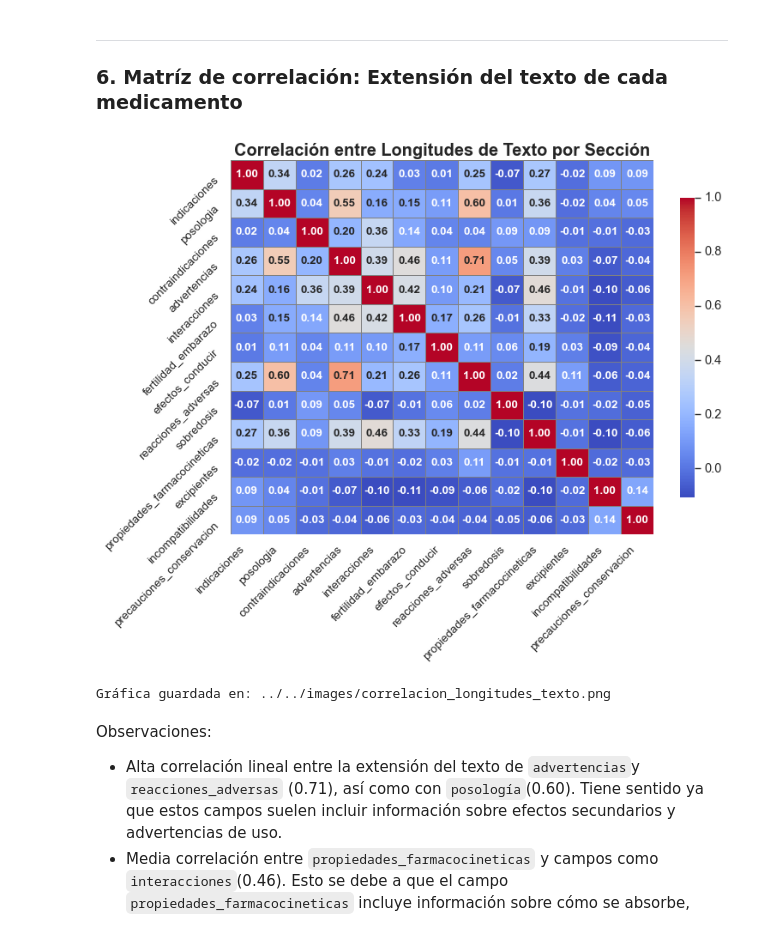
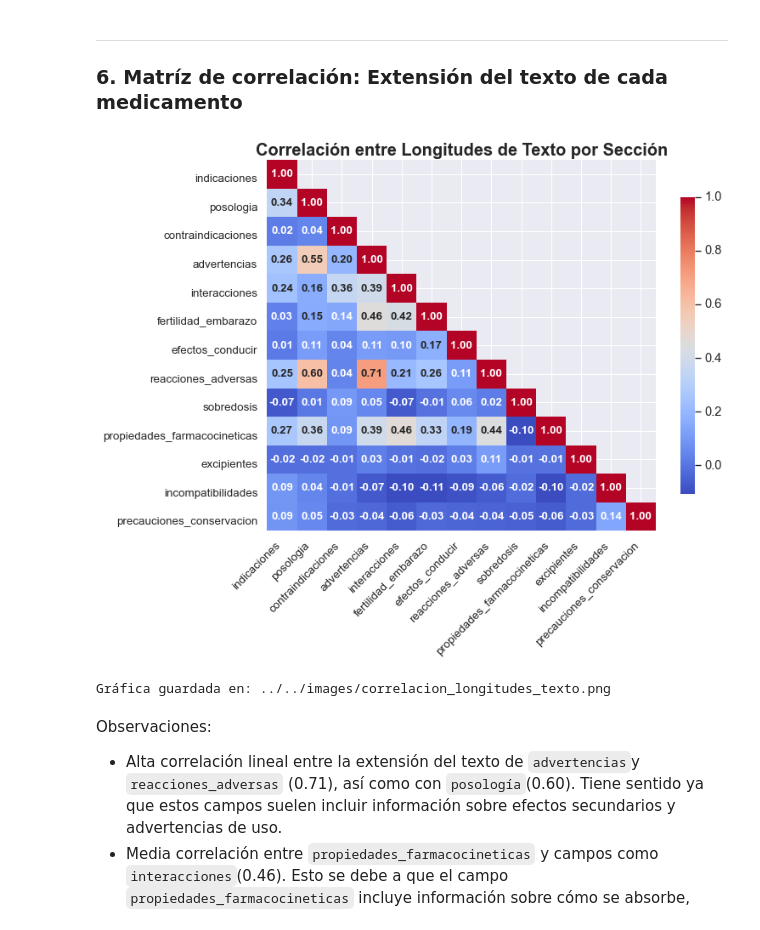
Before and after one commit to carlosriegom/PharmAI, a Jupyter notebook: src/3_eda/eda_analysis.ipynb, the cells around one changed output. Cells and saved outputs as stored; diff of their text form; code cells hidden in the pictures.

Commit message:
EDA y Readme actualizados con TF-IDF y BoW y heatmap

```diff
--- a/src/3_eda/eda_analysis.ipynb
+++ b/src/3_eda/eda_analysis.ipynb
@@ -599,36 +599,40 @@ longitudes_df = medicamentos_df[longitudes_cols].fillna('').applymap(len)
 
 # Calcular la correlación entre las longitudes de los textos
 correlation_matrix = longitudes_df.corr()
 
+# Crear una máscara para ocultar los valores por encima de la diagonal
+mask = np.triu(np.ones_like(correlation_matrix, dtype=bool), k=1)
+
 # Visualizar la correlación
 plt.figure(figsize=(10, 8))
 sns.heatmap(
     correlation_matrix,
+    mask=mask,
     annot=True,
     cmap="coolwarm",
     fmt=".2f",
-    linewidths=0.5,
+    linewidths=0,
     linecolor="gray",
     cbar_kws={"shrink": 0.8},
     annot_kws={"size": 12, "weight": "bold"},
     xticklabels=longitudes_df.columns,
     yticklabels=longitudes_df.columns,
 )
 
 # Mejorar la estética
 plt.title(
     "Correlación entre Longitudes de Texto por Sección", fontsize=18, weight="bold"
 )
 plt.xticks(rotation=45, ha="right", fontsize=12)
-plt.yticks(rotation=45, va="top", fontsize=12)
+plt.yticks(rotation=0, va="top", fontsize=12)
 plt.tight_layout()
 plt.savefig(os.path.join(output_image_folfer, "correlacion_longitudes_texto.png"), bbox_inches="tight")
 plt.show()
 
 # Guardarimagen de la matriz de correlación
 print(f"Gráfica guardada en: {os.path.join(output_image_folfer, 'correlacion_longitudes_texto.png')}")
 # %% [output]
-[figure, old version]
+[figure, new version]
 Gráfica guardada en: ../../images/correlacion_longitudes_texto.png
 # %% [markdown]
 Observaciones:
```
Also changed, not shown: 3 other files.
